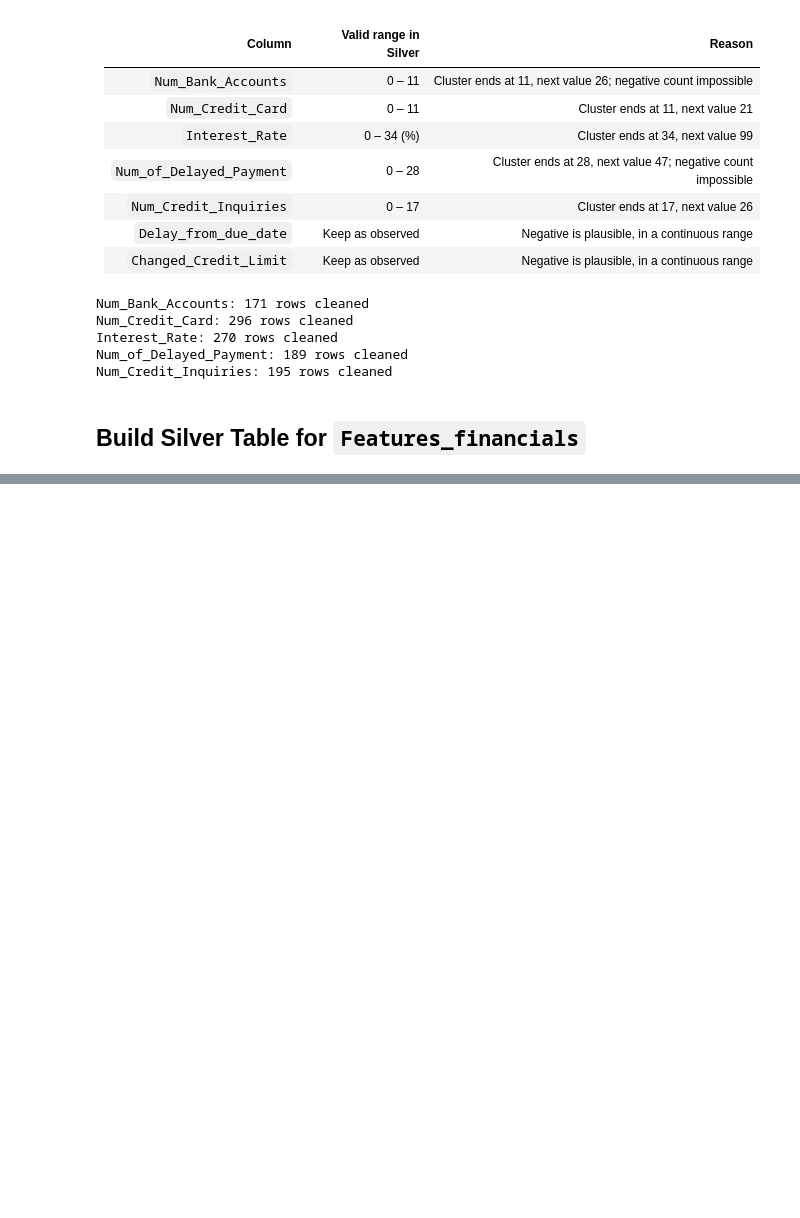
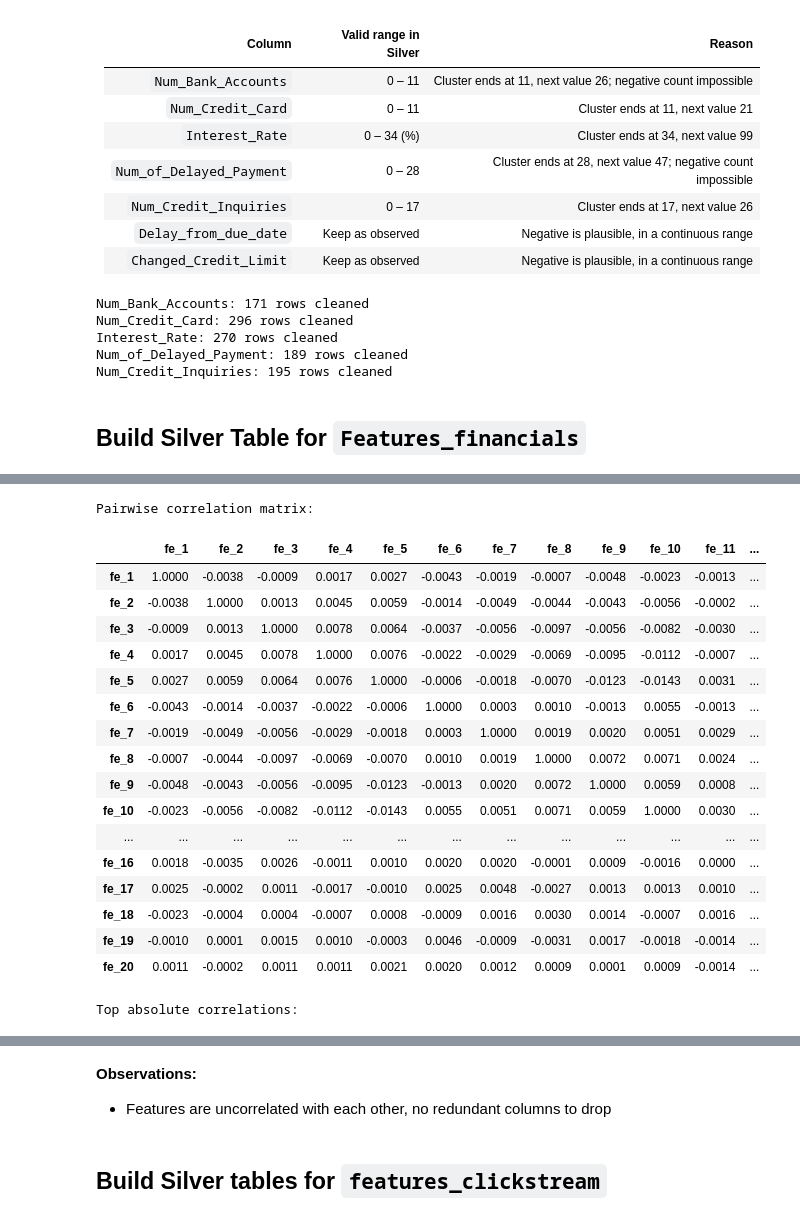
Before and after one commit to anhln113/MLE_Assignment_1, a Jupyter notebook: notebooks/EDA.ipynb, the cells around one changed output, grey strips where cells are left out. Saved outputs shown, nothing was run; the diff lists cells and outputs as text; code cells hidden in the pictures; blank space fills up the shorter version.

Commit message:
Add Silver tables for features_clickstream

```diff
--- a/notebooks/EDA.ipynb
+++ b/notebooks/EDA.ipynb
@@ -1881,0 +1996,20 @@ True
+# %%
+# Values treated as missing, regardless of letter case
+missing_values = ("", "unknown", "n/a", "na", "nan", "null", "none")
+
+missing_count_expressions = []
+
+for column_name in clickstream_df.columns:
+    column_text = F.lower(
+        F.trim(F.col(column_name).cast("string"))
+    )
+    is_missing = (
+        F.col(column_name).isNull()
+        | column_text.isin(*missing_values)
+    )
+
+    missing_count_expressions.append(
+        F.sum(F.when(is_missing, 1).otherwise(0)).alias(column_name)
+    )
+
+clickstream_df.select(*missing_count_expressions).show(truncate=False)
@@ -1881,0 +2125,50 @@ True
+# %%
+# Correlation among numeric clickstream feature columns
+numeric_cols = [c for c in clickstream_silver_df.columns if c.startswith("fe_")]
+
+# Convert to pandas for correlation analysis
+feature_corr_df = clickstream_silver_df.select(*numeric_cols).toPandas().corr(method="pearson").round(4)
+
+print("Pairwise correlation matrix:")
+display(feature_corr_df)
+
+# Top absolute correlations (excluding self-correlations)
+corr_long = (
+    feature_corr_df
+    .stack()
+    .reset_index()
+    .rename(columns={"level_0": "col_a", "level_1": "col_b", 0: "corr"})
+)
+
+corr_long = corr_long[corr_long["col_a"] != corr_long["col_b"]]
+corr_long["abs_corr"] = corr_long["corr"].abs()
+
+top_corr = (
+    corr_long
+    .sort_values("abs_corr", ascending=False)
+    .head(20)
+    [["col_a", "col_b", "corr", "abs_corr"]]
+)
+
+print("\nTop absolute correlations:")
+display(top_corr)
+# %% [output]
+Pairwise correlation matrix:
+|  | fe_1 | fe_2 | fe_3 | fe_4 | fe_5 | fe_6 | fe_7 | fe_8 | fe_9 | fe_10 | fe_11 | ... |
+| fe_1 | 1.0000 | -0.0038 | -0.0009 | 0.0017 | 0.0027 | -0.0043 | -0.0019 | -0.0007 | -0.0048 | -0.0023 | -0.0013 | ... |
+| fe_2 | -0.0038 | 1.0000 | 0.0013 | 0.0045 | 0.0059 | -0.0014 | -0.0049 | -0.0044 | -0.0043 | -0.0056 | -0.0002 | ... |
+| fe_3 | -0.0009 | 0.0013 | 1.0000 | 0.0078 | 0.0064 | -0.0037 | -0.0056 | -0.0097 | -0.0056 | -0.0082 | -0.0030 | ... |
+| fe_4 | 0.0017 | 0.0045 | 0.0078 | 1.0000 | 0.0076 | -0.0022 | -0.0029 | -0.0069 | -0.0095 | -0.0112 | -0.0007 | ... |
+| fe_5 | 0.0027 | 0.0059 | 0.0064 | 0.0076 | 1.0000 | -0.0006 | -0.0018 | -0.0070 | -0.0123 | -0.0143 | 0.0031 | ... |
+| fe_6 | -0.0043 | -0.0014 | -0.0037 | -0.0022 | -0.0006 | 1.0000 | 0.0003 | 0.0010 | -0.0013 | 0.0055 | -0.0013 | ... |
+| fe_7 | -0.0019 | -0.0049 | -0.0056 | -0.0029 | -0.0018 | 0.0003 | 1.0000 | 0.0019 | 0.0020 | 0.0051 | 0.0029 | ... |
+| fe_8 | -0.0007 | -0.0044 | -0.0097 | -0.0069 | -0.0070 | 0.0010 | 0.0019 | 1.0000 | 0.0072 | 0.0071 | 0.0024 | ... |
+| fe_9 | -0.0048 | -0.0043 | -0.0056 | -0.0095 | -0.0123 | -0.0013 | 0.0020 | 0.0072 | 1.0000 | 0.0059 | 0.0008 | ... |
+| fe_10 | -0.0023 | -0.0056 | -0.0082 | -0.0112 | -0.0143 | 0.0055 | 0.0051 | 0.0071 | 0.0059 | 1.0000 | 0.0030 | ... |
+| ... | ... | ... | ... | ... | ... | ... | ... | ... | ... | ... | ... | ... |
+| fe_16 | 0.0018 | -0.0035 | 0.0026 | -0.0011 | 0.0010 | 0.0020 | 0.0020 | -0.0001 | 0.0009 | -0.0016 | 0.0000 | ... |
+| fe_17 | 0.0025 | -0.0002 | 0.0011 | -0.0017 | -0.0010 | 0.0025 | 0.0048 | -0.0027 | 0.0013 | 0.0013 | 0.0010 | ... |
+| fe_18 | -0.0023 | -0.0004 | 0.0004 | -0.0007 | 0.0008 | -0.0009 | 0.0016 | 0.0030 | 0.0014 | -0.0007 | 0.0016 | ... |
+| fe_19 | -0.0010 | 0.0001 | 0.0015 | 0.0010 | -0.0003 | 0.0046 | -0.0009 | -0.0031 | 0.0017 | -0.0018 | -0.0014 | ... |
+| fe_20 | 0.0011 | -0.0002 | 0.0011 | 0.0011 | 0.0021 | 0.0020 | 0.0012 | 0.0009 | 0.0001 | 0.0009 | -0.0014 | ... |
+Top absolute correlations:
@@ -1881,0 +2192,5 @@ True
+# %% [markdown]
+**Observations:**
+- Features are uncorrelated with each other, no redundant columns to drop
+# %% [markdown]
+## Build Silver tables for `features_clickstream`
```
Also changed, not shown: parts of 18 cells of this notebook, 3 other files.
